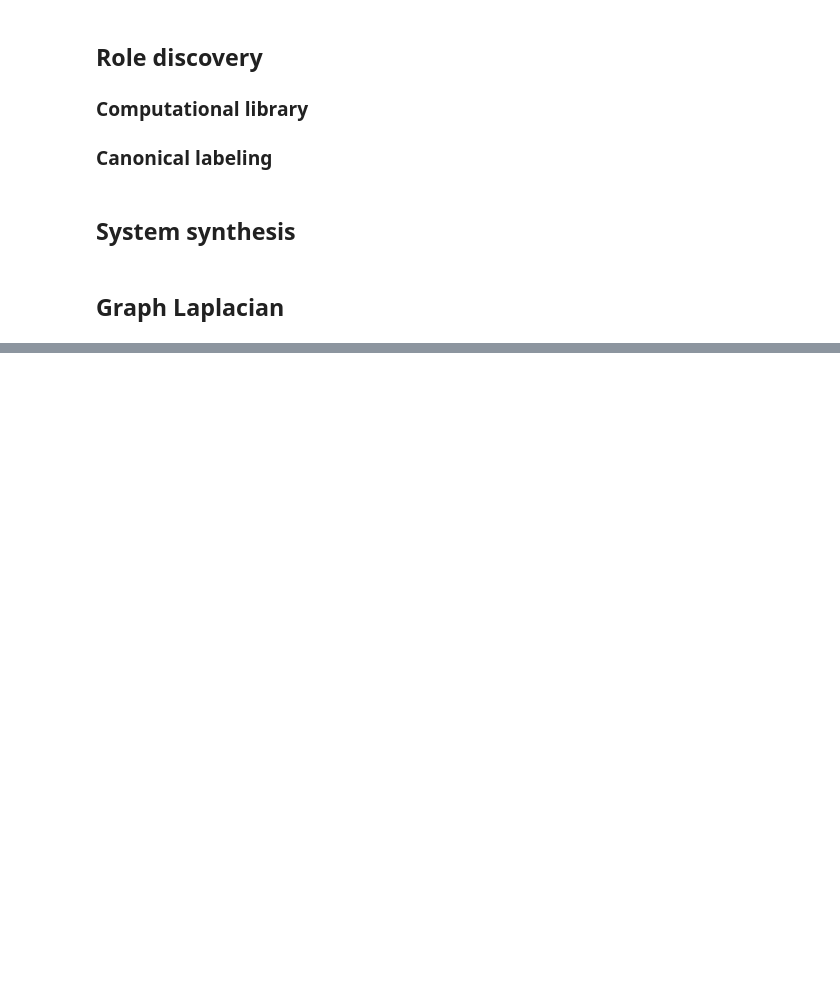
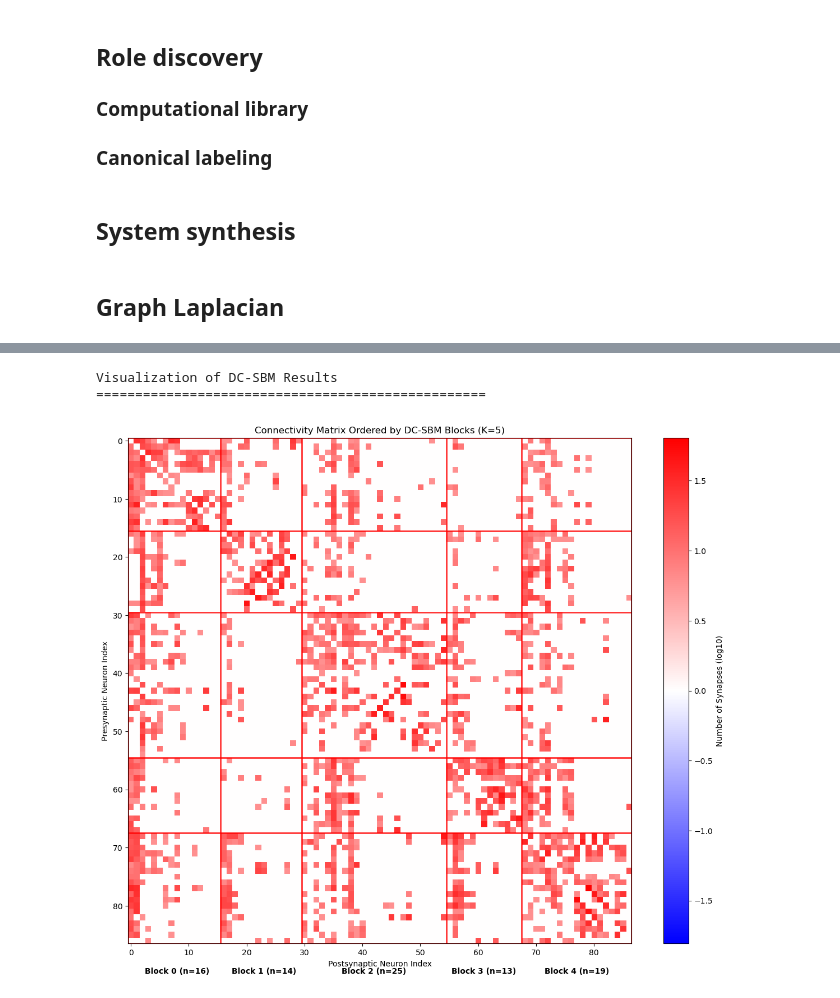
Before and after one commit to CharlesXu-Jingyue/MesoCompPrimitives, a Jupyter notebook: notebooks/poc.ipynb, the cells around one changed output, grey strips where cells are left out. Saved outputs shown, nothing was run; the diff lists cells and outputs as text; code cells hidden in the pictures; blank space fills up the shorter version.

```diff
--- a/notebooks/poc.ipynb
+++ b/notebooks/poc.ipynb
@@ -1420,0 +1614,71 @@ Community purity range: 0.500 - 0.750
+# %%
+# Visualize DC-SBM results
+print("Visualization of DC-SBM Results")
+print("=" * 50)
+
+# Create ordering based on DC-SBM block assignments
+dcsbm_order = []
+for block_id in range(K):
+    block_nodes = np.where(labels == block_id)[0]
+    dcsbm_order.extend(sorted(block_nodes))
+
+# Reorder the matrix by DC-SBM blocks
+A_dcsbm_ordered = A_dcsbm[np.ix_(dcsbm_order, dcsbm_order)]
+
+plt.figure(figsize=(12, 10))
+plt.imshow(np.log10(A_dcsbm_ordered + 1),
+           cmap='bwr', aspect='auto',
+           vmin=-np.max(np.log10(A_dcsbm_ordered + 1)),
+           vmax=np.max(np.log10(A_dcsbm_ordered + 1)),
+           interpolation='none')
+plt.colorbar(label='Number of Synapses (log10)')
+plt.title(f'Connectivity Matrix Ordered by DC-SBM Blocks (K={K})')
+plt.xlabel('Postsynaptic Neuron Index')
+plt.ylabel('Presynaptic Neuron Index')
+
+# Add block boundaries
+block_boundaries = np.cumsum([0] + [np.sum(labels == i) for i in range(K)])
+for b in block_boundaries:
+    plt.axhline(y=b-0.5, color='red', linewidth=2, alpha=0.8)
+    plt.axvline(x=b-0.5, color='red', linewidth=2, alpha=0.8)
+
+# Add text annotations for blocks
+for block_id in range(K):
+    block_size = np.sum(labels == block_id)
+    center_pos = (np.sum(labels == block_id) // 2) + (0 if block_id == 0 else block_boundaries[block_id])
+    plt.text(center_pos, len(labels)+5, f'Block {block_id} (n={block_size})',
+             ha='center', va='bottom', fontsize=10, fontweight='bold')
+
+plt.tight_layout()
+plt.show()
+
+# Compare DC-SBM blocks with cell types
+print(f"\nComparison with biological cell types:")
+print(f"Original cell types: {len(unique_cell_types)} (Delta7, EPG)")
+print(f"DC-SBM blocks: {len(np.unique(labels))}")
+
+# Create contingency table
+contingency = np.zeros((len(unique_cell_types), K))
+for i, cell_type in enumerate(ctoi_grouped):
+    block_id = labels[i]
+    cell_type_idx = unique_cell_types.index(cell_type)
+    contingency[cell_type_idx, block_id] += 1
+
+print(f"\nContingency table (cell types vs DC-SBM blocks):")
+print(f"{'Cell Type':<10} {'Block 0':<8} {'Block 1':<8}")
+print("-" * 30)
+for i, cell_type in enumerate(unique_cell_types):
+    print(f"{cell_type:<10} {contingency[i, 0]:>8.0f} {contingency[i, 1]:>8.0f}")
+
+# Calculate block purity with respect to cell types
+print(f"\nBlock purity analysis:")
+for block_id in range(K):
+    block_neurons = np.sum(labels == block_id)
+    max_cell_type_in_block = contingency[:, block_id].max()
+    purity = max_cell_type_in_block / block_neurons if block_neurons > 0 else 0
+    dominant_cell_type = unique_cell_types[np.argmax(contingency[:, block_id])]
+    print(f"Block {block_id}: {purity:.3f} purity (dominant: {dominant_cell_type})")
+# %% [output]
+Visualization of DC-SBM Results
+==================================================
+[figure, added]
```
Also changed, not shown: parts of 7 cells of this notebook, 4 other files.
